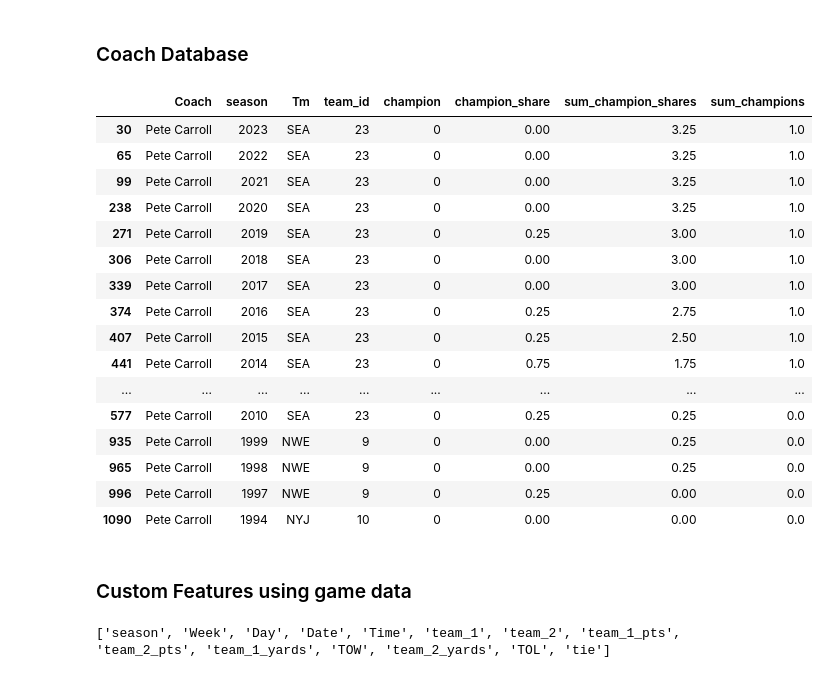
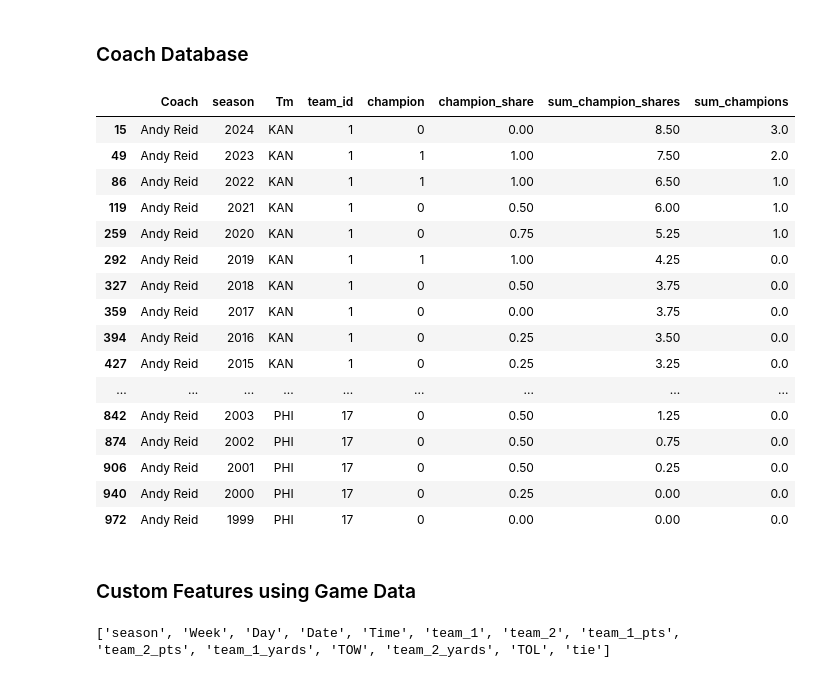
Before and after one commit to allenjake440/NFL_Champion, a Jupyter notebook: nfl_web_scrape/nfl_champ_data.ipynb, the cells around one changed output. Saved outputs shown, nothing was run; the diff lists cells and outputs as text; code cells hidden in the pictures.

```diff
--- a/nfl_web_scrape/nfl_champ_data.ipynb
+++ b/nfl_web_scrape/nfl_champ_data.ipynb
@@ -757,33 +776,33 @@ all_coaches_data  = all_coaches_data [all_coaches_data ['not_current_coach'] ==
 all_coaches_data = all_coaches_data.drop_duplicates(subset=['Coach', 'season'])
 # %%
 # Filter the DataFrame to include only rows where 'Coach' is 'Pete Carroll'
-pete_carroll_data = all_coaches_data[all_coaches_data['Coach'] == 'Pete Carroll']
+coa_f = all_coaches_data[all_coaches_data['Coach'] == 'Andy Reid']
 
 # Select the specified columns
-pete_carroll_data = pete_carroll_data[['Coach', 'season', 'Tm', 'team_id', 'champion', 'champion_share', 'sum_champion_shares', 'sum_champions']]
+coa_f  = coa_f[['Coach', 'season', 'Tm', 'team_id', 'champion', 'champion_share', 'sum_champion_shares', 'sum_champions']]
 
 # Display the resulting DataFrame
-pete_carroll_data
+coa_f
 # %% [output]
 |  | Coach | season | Tm | team_id | champion | champion_share | sum_champion_shares | sum_champions |
-| 30 | Pete Carroll | 2023 | SEA | 23 | 0 | 0.00 | 3.25 | 1.0 |
-| 65 | Pete Carroll | 2022 | SEA | 23 | 0 | 0.00 | 3.25 | 1.0 |
-| 99 | Pete Carroll | 2021 | SEA | 23 | 0 | 0.00 | 3.25 | 1.0 |
-| 238 | Pete Carroll | 2020 | SEA | 23 | 0 | 0.00 | 3.25 | 1.0 |
-| 271 | Pete Carroll | 2019 | SEA | 23 | 0 | 0.25 | 3.00 | 1.0 |
-| 306 | Pete Carroll | 2018 | SEA | 23 | 0 | 0.00 | 3.00 | 1.0 |
-| 339 | Pete Carroll | 2017 | SEA | 23 | 0 | 0.00 | 3.00 | 1.0 |
-| 374 | Pete Carroll | 2016 | SEA | 23 | 0 | 0.25 | 2.75 | 1.0 |
-| 407 | Pete Carroll | 2015 | SEA | 23 | 0 | 0.25 | 2.50 | 1.0 |
-| 441 | Pete Carroll | 2014 | SEA | 23 | 0 | 0.75 | 1.75 | 1.0 |
+| 15 | Andy Reid | 2024 | KAN | 1 | 0 | 0.00 | 8.50 | 3.0 |
+| 49 | Andy Reid | 2023 | KAN | 1 | 1 | 1.00 | 7.50 | 2.0 |
+| 86 | Andy Reid | 2022 | KAN | 1 | 1 | 1.00 | 6.50 | 1.0 |
+| 119 | Andy Reid | 2021 | KAN | 1 | 0 | 0.50 | 6.00 | 1.0 |
+| 259 | Andy Reid | 2020 | KAN | 1 | 0 | 0.75 | 5.25 | 1.0 |
+| 292 | Andy Reid | 2019 | KAN | 1 | 1 | 1.00 | 4.25 | 0.0 |
+| 327 | Andy Reid | 2018 | KAN | 1 | 0 | 0.50 | 3.75 | 0.0 |
+| 359 | Andy Reid | 2017 | KAN | 1 | 0 | 0.00 | 3.75 | 0.0 |
+| 394 | Andy Reid | 2016 | KAN | 1 | 0 | 0.25 | 3.50 | 0.0 |
+| 427 | Andy Reid | 2015 | KAN | 1 | 0 | 0.25 | 3.25 | 0.0 |
 | ... | ... | ... | ... | ... | ... | ... | ... | ... |
-| 577 | Pete Carroll | 2010 | SEA | 23 | 0 | 0.25 | 0.25 | 0.0 |
-| 935 | Pete Carroll | 1999 | NWE | 9 | 0 | 0.00 | 0.25 | 0.0 |
-| 965 | Pete Carroll | 1998 | NWE | 9 | 0 | 0.00 | 0.25 | 0.0 |
-| 996 | Pete Carroll | 1997 | NWE | 9 | 0 | 0.25 | 0.00 | 0.0 |
-| 1090 | Pete Carroll | 1994 | NYJ | 10 | 0 | 0.00 | 0.00 | 0.0 |
+| 842 | Andy Reid | 2003 | PHI | 17 | 0 | 0.50 | 1.25 | 0.0 |
+| 874 | Andy Reid | 2002 | PHI | 17 | 0 | 0.50 | 0.75 | 0.0 |
+| 906 | Andy Reid | 2001 | PHI | 17 | 0 | 0.50 | 0.25 | 0.0 |
+| 940 | Andy Reid | 2000 | PHI | 17 | 0 | 0.25 | 0.00 | 0.0 |
+| 972 | Andy Reid | 1999 | PHI | 17 | 0 | 0.00 | 0.00 | 0.0 |
 # %% [markdown]
-### Custom Features using game data
+### Custom Features using Game Data
 # %%
 # Define the values to drop from the 'Week' column
 values_to_drop = ['ConfChamp', 'Division', 'SuperBowl', 'WildCard']
```
Also changed, not shown: parts of 41 cells of this notebook.
